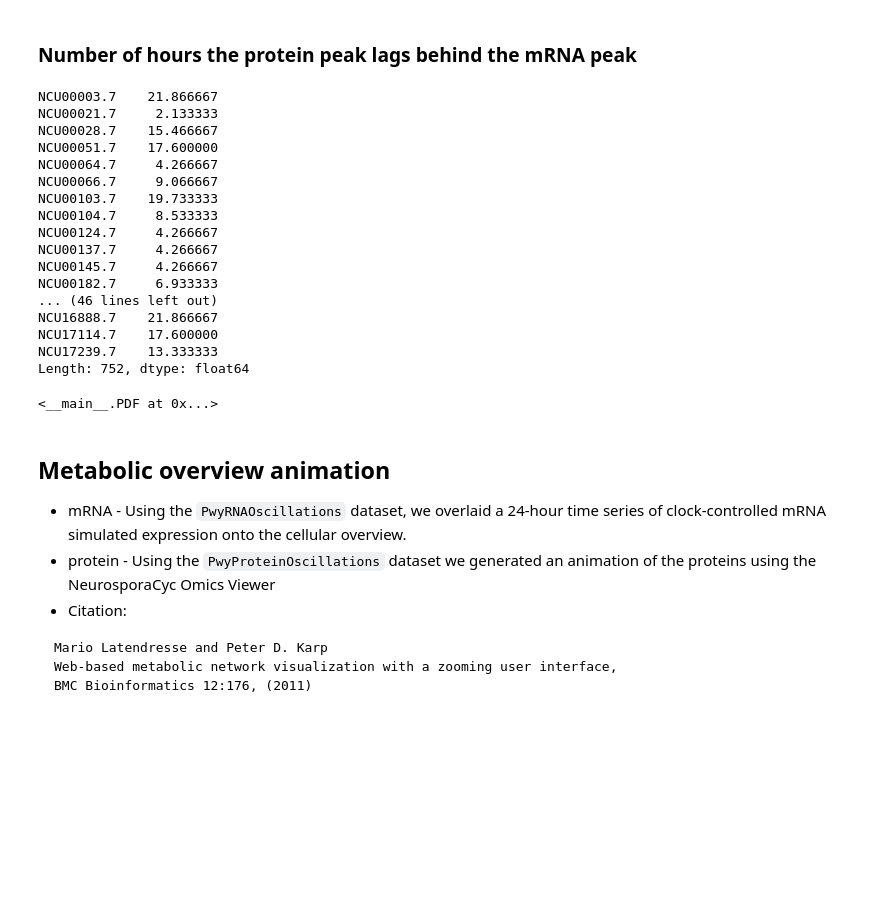
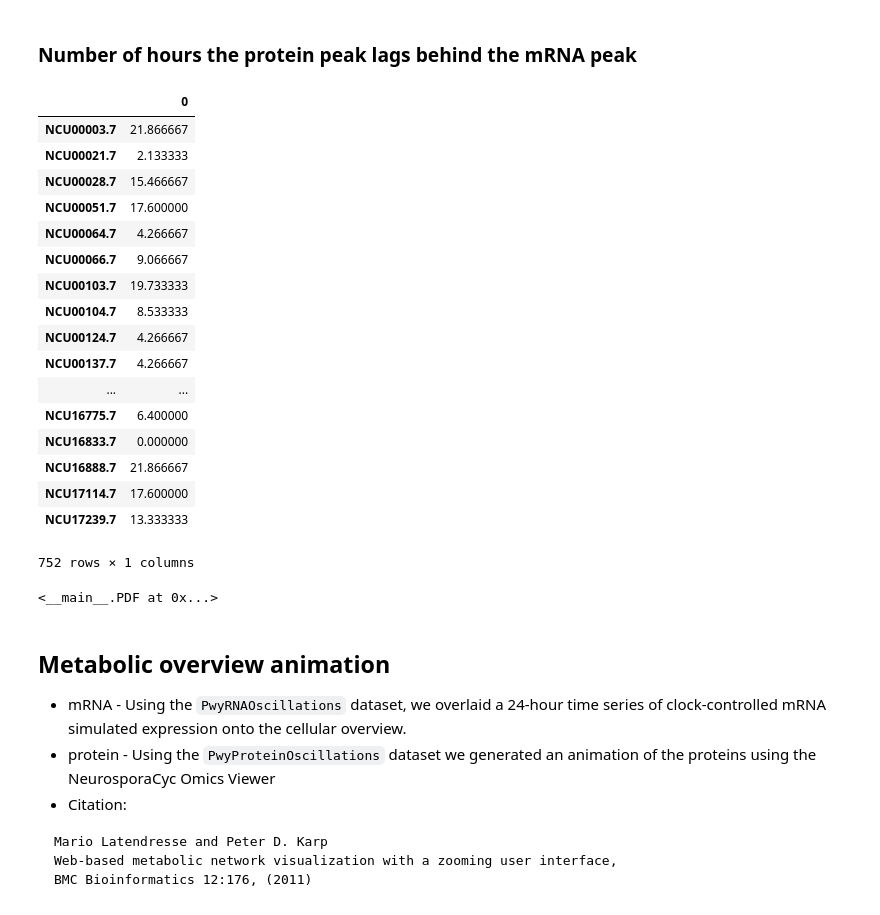
Before and after one commit to djinnome/PeakPhases, a Jupyter notebook: PeakPhaseAnalysis.ipynb, the cells around one changed output. Drawn from its saved outputs; the diff is of its cells as text; code cells hidden in the pictures; blank space fills up the shorter version.

```diff
--- a/PeakPhaseAnalysis.ipynb
+++ b/PeakPhaseAnalysis.ipynb
@@ -232,30 +255,31 @@ PDF('https://cyc.agilebiofoundry.org/PeakPhases/PeakProteinInCircadianTime.pdf')
 # %%
 prot_and_rna_peak = rna_peak.join(protein_peak, how='outer',lsuffix='_rna', rsuffix='_protein')
 #prot_and_rna_peak.index = ['{}.7'.format(i) for i in prot_and_rna_peak.index]
 #display(prot_and_rna_peak)
 prot_and_rna_peak.to_csv(os.path.join(peakdir, 'Protein_and_RNA_Peak_phases.tsv'),sep='\t',index_label='Gene')
 protein_lag = (prot_and_rna_peak["Circadian time Acrophase_protein"] - prot_and_rna_peak['Circadian time Acrophase_rna']).dropna().apply(lambda phase_lag: np.mod(phase_lag, 24))
 protein_lag.to_csv(os.path.join(peakdir,'Protein_lags_RNA_by.tsv'),sep='\t', index_label='$Gene',header=True)
-display(protein_lag)
+display(protein_lag.to_frame())
 PDF('https://cyc.agilebiofoundry.org/PeakPhases/ProteinLagsRNA.pdf')
 # %% [output]
+|  | 0 |
+| NCU00003.7 | 21.866667 |
+| NCU00021.7 | 2.133333 |
+| NCU00028.7 | 15.466667 |
+| NCU00051.7 | 17.600000 |
+| NCU00064.7 | 4.266667 |
+| NCU00066.7 | 9.066667 |
+| NCU00103.7 | 19.733333 |
+| NCU00104.7 | 8.533333 |
+| NCU00124.7 | 4.266667 |
+| NCU00137.7 | 4.266667 |
+| ... | ... |
+| NCU16775.7 | 6.400000 |
+| NCU16833.7 | 0.000000 |
+| NCU16888.7 | 21.866667 |
+| NCU17114.7 | 17.600000 |
+| NCU17239.7 | 13.333333 |
-NCU00003.7    21.866667
-NCU00021.7     2.133333
-NCU00028.7    15.466667
-NCU00051.7    17.600000
-NCU00064.7     4.266667
-NCU00066.7     9.066667
-NCU00103.7    19.733333
-NCU00104.7     8.533333
-NCU00124.7     4.266667
-NCU00137.7     4.266667
-NCU00145.7     4.266667
-NCU00182.7     6.933333
-... (46 lines left out)
-NCU16888.7    21.866667
-NCU17114.7    17.600000
-NCU17239.7    13.333333
-Length: 752, dtype: float64
+752 rows × 1 columns
 <__main__.PDF at 0x...>
 # %% [markdown]
 
```
Also changed, not shown: parts of 9 cells of this notebook, 5 other files.
